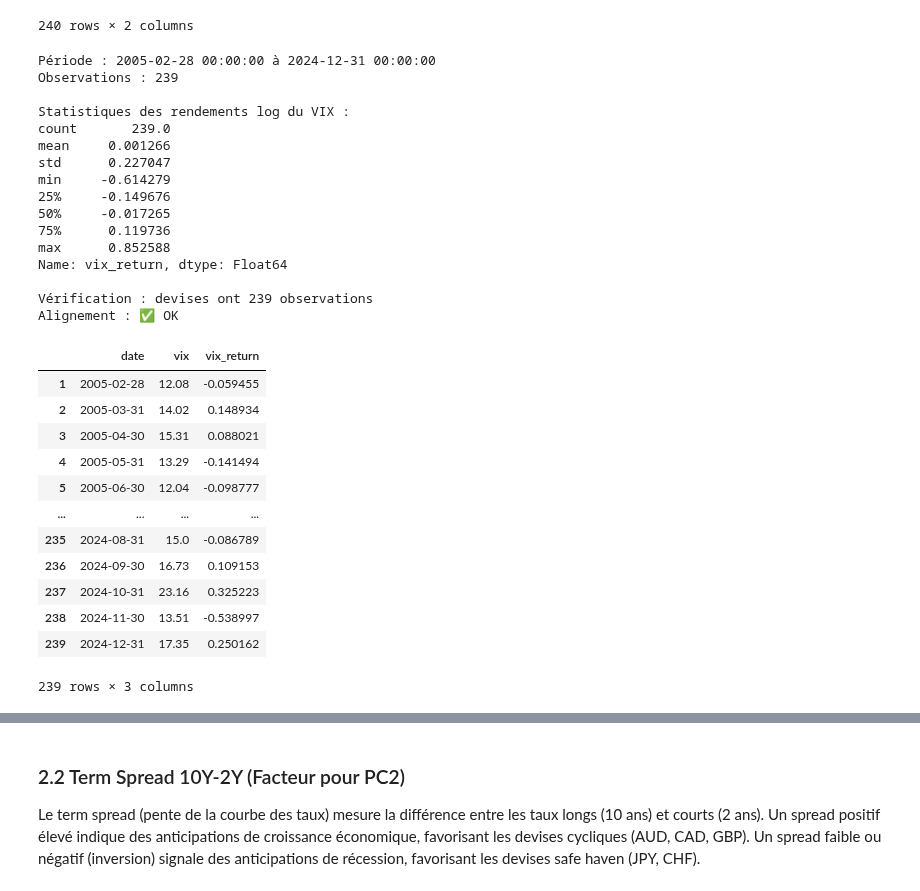
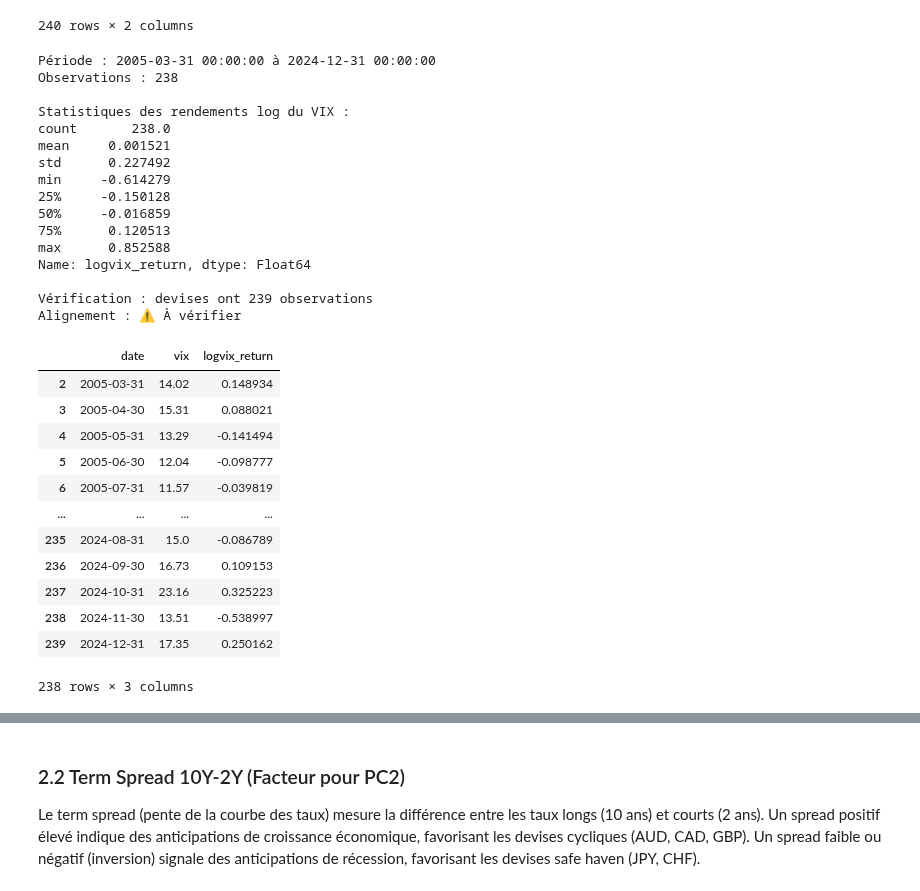
Before and after one commit to Lilas-Bertot/ETUDE-DE-CAS-2, a Jupyter notebook: Étude de cas 2.ipynb, the cells around one changed output, grey strips where cells are left out. Cells and saved outputs as stored; diff of their text form; code cells hidden in the pictures.

```diff
--- a/Étude de cas 2.ipynb
+++ b/Étude de cas 2.ipynb
@@ -974,46 +978,46 @@ Name: vix, dtype: Float64
 240 rows × 2 columns
 # %%
 # Calculer le rendement logarithmique du VIX (cohérent avec les devises)
-vix_monthly['vix_return'] = np.log(vix_monthly['vix'] / vix_monthly['vix'].shift(1))
+vix_monthly['logvix_return'] = np.log(vix_monthly['vix'] / vix_monthly['vix'].shift(1))
 
 # Supprimer la première observation (NA)
 vix_monthly = vix_monthly.dropna()
 
 print(f"Période : {vix_monthly['date'].min()} à {vix_monthly['date'].max()}")
 print(f"Observations : {len(vix_monthly)}")
 print(f"\nStatistiques des rendements log du VIX :")
-print(vix_monthly['vix_return'].describe())
+print(vix_monthly['logvix_return'].describe())
 print(f"\nVérification : devises ont {len(returns)} observations")
 print(f"Alignement : {'✅ OK' if len(vix_monthly) == len(returns) else '⚠️ À vérifier'}")
 
-vix_monthly[['date', 'vix', 'vix_return']]
+vix_monthly[['date', 'vix', 'logvix_return']]
 # %% [output]
-Période : 2005-02-28 00:00:00 à 2024-12-31 00:00:00
-Observations : 239
+Période : 2005-03-31 00:00:00 à 2024-12-31 00:00:00
+Observations : 238
 
 Statistiques des rendements log du VIX :
-count       239.0
-mean     0.001266
-std      0.227047
+count       238.0
+mean     0.001521
+std      0.227492
 min     -0.614279
-25%     -0.149676
-50%     -0.017265
-75%      0.119736
+25%     -0.150128
+50%     -0.016859
+75%      0.120513
 max      0.852588
-Name: vix_return, dtype: Float64
+Name: logvix_return, dtype: Float64
 
 Vérification : devises ont 239 observations
-Alignement : ✅ OK
+Alignement : ⚠️ À vérifier
-|  | date | vix | vix_return |
-| 1 | 2005-02-28 | 12.08 | -0.059455 |
+|  | date | vix | logvix_return |
 | 2 | 2005-03-31 | 14.02 | 0.148934 |
 | 3 | 2005-04-30 | 15.31 | 0.088021 |
 | 4 | 2005-05-31 | 13.29 | -0.141494 |
 | 5 | 2005-06-30 | 12.04 | -0.098777 |
+| 6 | 2005-07-31 | 11.57 | -0.039819 |
 | ... | ... | ... | ... |
 | 235 | 2024-08-31 | 15.0 | -0.086789 |
 | 236 | 2024-09-30 | 16.73 | 0.109153 |
 | 237 | 2024-10-31 | 23.16 | 0.325223 |
 | 238 | 2024-11-30 | 13.51 | -0.538997 |
 | 239 | 2024-12-31 | 17.35 | 0.250162 |
-239 rows × 3 columns
+238 rows × 3 columns
```
Also changed, not shown: parts of 4 cells of this notebook.
